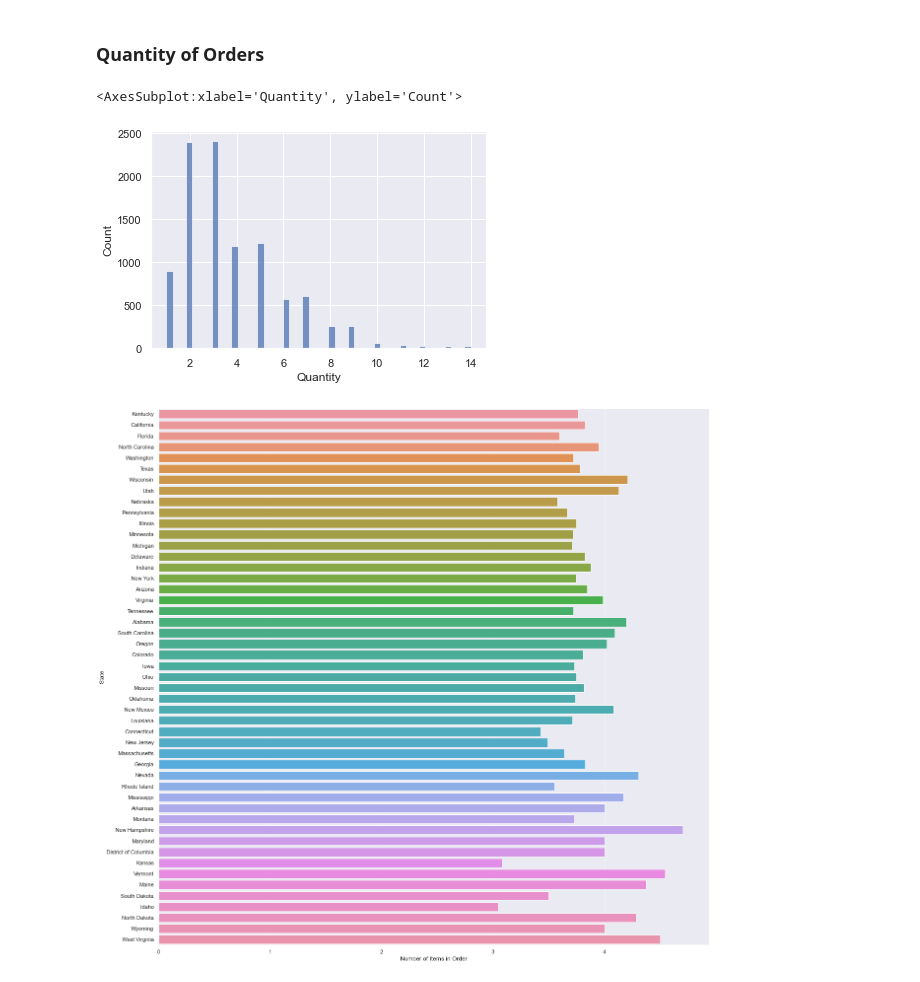
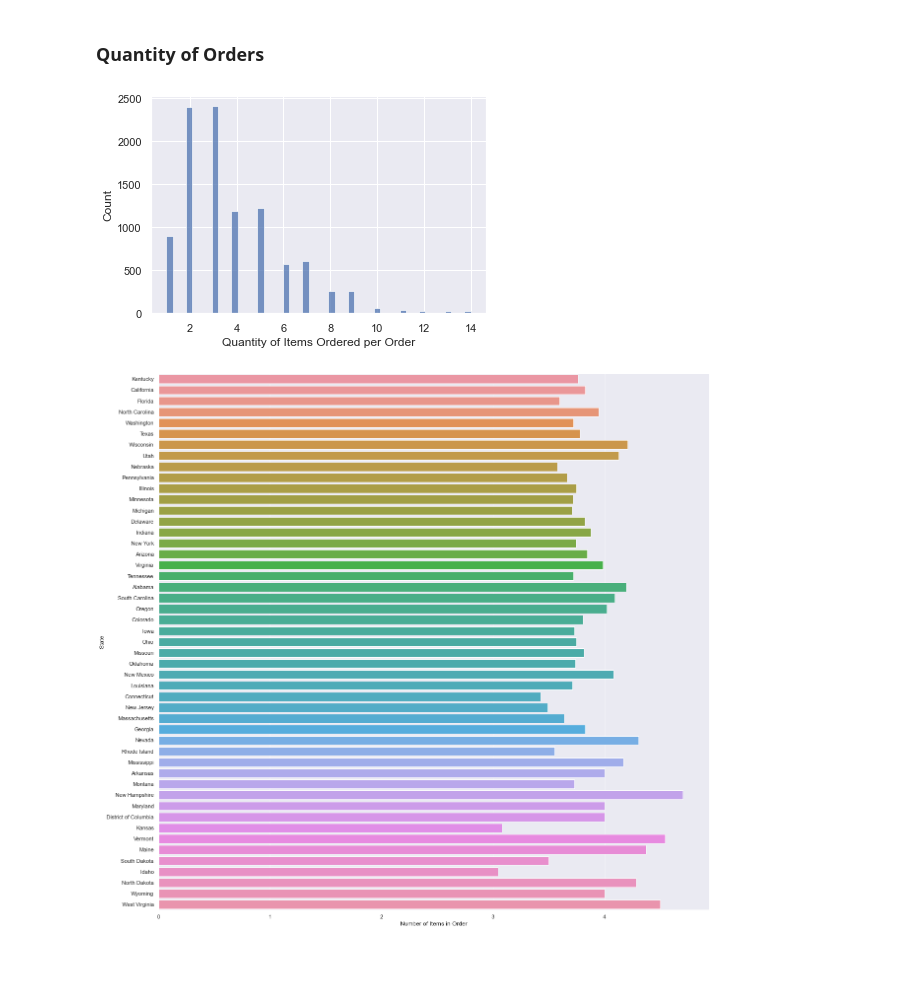
Before and after one commit to McKenzeeMasters/TP1_HG_MM, a Jupyter notebook: TP1_HG_MM.ipynb, the cells around one changed output. Drawn from its saved outputs; the diff is of its cells as text; code cells hidden in the pictures.

```diff
--- a/TP1_HG_MM.ipynb
+++ b/TP1_HG_MM.ipynb
@@ -392,10 +392,12 @@ plt.show()
 # %%
 sns.set(rc={'figure.figsize':(6,4)})
 sns.histplot(x='Quantity',
             data=Super)
+plt.xlabel('Quantity of Items Ordered per Order')
+
+plt.show()
 # %% [output]
-<AxesSubplot:xlabel='Quantity', ylabel='Count'>
-[figure, old version]
+[figure, new version]
 # %%
 plt.figure(figsize=(20,20))
 sns.barplot(x="Quantity",
```
Also changed, not shown: parts of 12 cells of this notebook.
